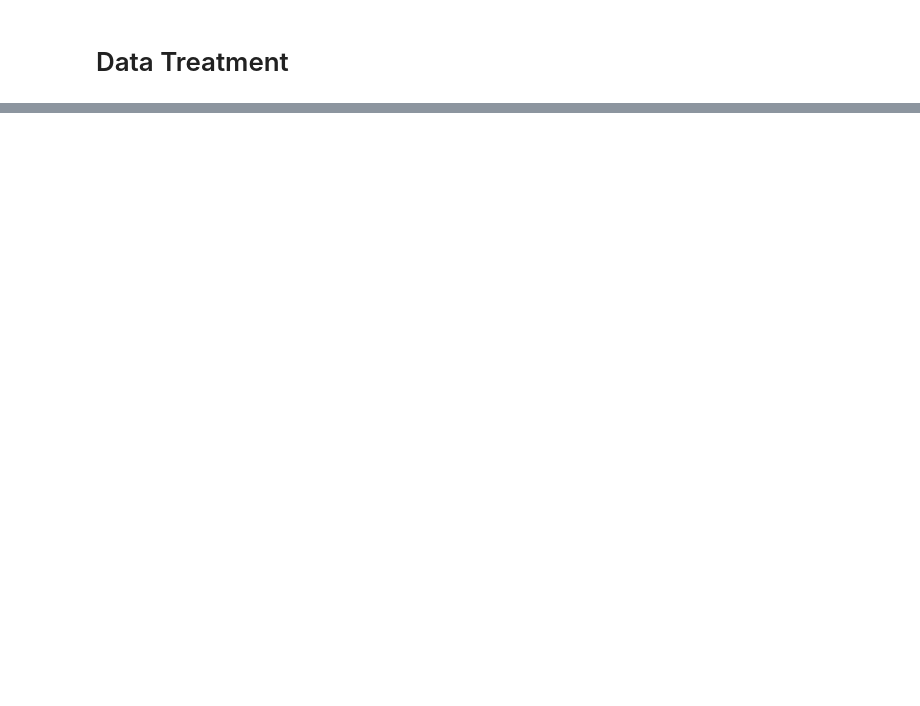
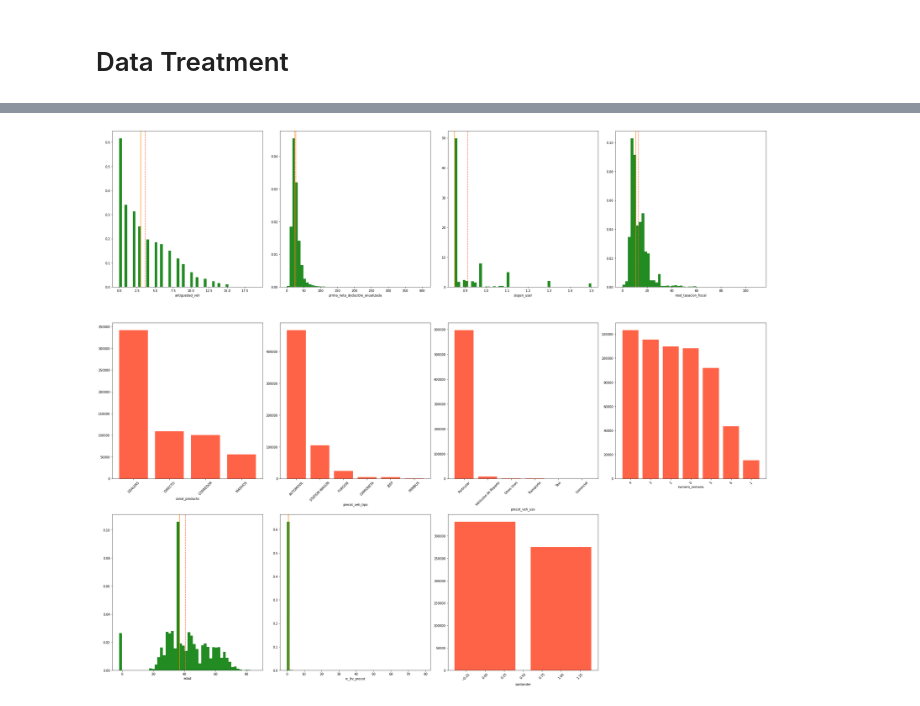
Before and after one commit to CyberIngeniero/Hierarchical_Clustering_and_Conversion_Model, a Jupyter notebook: Clustering.ipynb, the cells around one changed output, grey strips where cells are left out. Cells and saved outputs as stored; diff of their text form; code cells hidden in the pictures; blank space fills up the shorter version.

```diff
--- a/Clustering.ipynb
+++ b/Clustering.ipynb
@@ -61,0 +121,3 @@ array(['Particular (Vehículos de uso personal y/o familiar destinado al transpo
+# %%
+# Ajuste de registros NaN
+df.replace({'-': None} , inplace = True)
@@ -61,0 +136,45 @@ array(['Particular (Vehículos de uso personal y/o familiar destinado al transpo
+# %%
+# Analisis Univariado
+
+variables = ['antiguedad_veh', 'prima_neta_deducible_anualizada', 'sisgen_usar',
+             'mod_tasacion_fiscal', 'canal_producto', 'precot_veh_tipo',
+             'precot_veh_uso', 'numero_semana', 'edad', 'rc_ltv_precot', 'santander']
+
+i = 0
+m = 0
+
+fig, axs = plt.subplots(3, 4, constrained_layout=True, figsize = (30,25))
+
+for var in variables:
+    if df[var].dtype == 'O':
+        axs[m,i].bar(df[var].unique(), df[var].value_counts(), color='tomato')
+        #axs[m,i].set_title(var)
+        axs[m,i].set_xlabel(var);
+        plt.setp(axs[m,i].xaxis.get_majorticklabels(), rotation=45)
+
+        i += 1
+
+        if i % 4 == 0:
+            m += 1
+            i = 0
+    else:
+        axs[m,i].hist(df[var], density=True, color="forestgreen", bins=50)
+        axs[m,i].axvline(df[var].mean(), color='tomato', linestyle='--', label='mean')
+        axs[m,i].axvline(df[var].median(), color='darkorange', linestyle='-', label='median')
+        #axs[m,i].set_xlim([df[var].min() - 1, df[var].max() + 1])
+        #axs[m,i-1].set_title(var)
+        axs[m,i].set_xlabel(var);
+        plt.xticks(rotation=45)
+
+        i += 1
+
+        if i % 4 == 0:
+            m += 1
+            i = 0
+
+axs[2, 3].remove()
+
+fig.tight_layout()
+plt.show();
+# %% [output]
+[figure, added]
```
Also changed, not shown: parts of 13 cells of this notebook.
